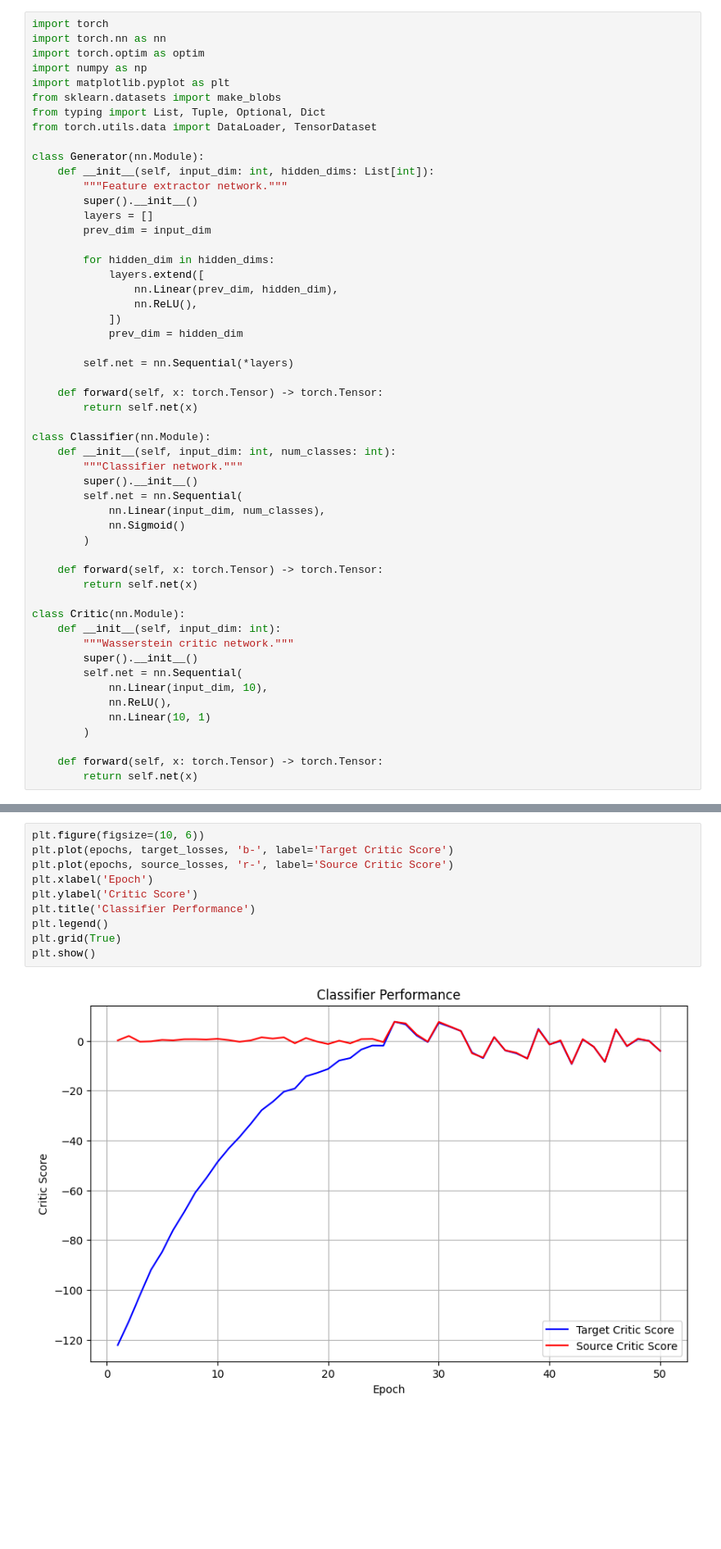
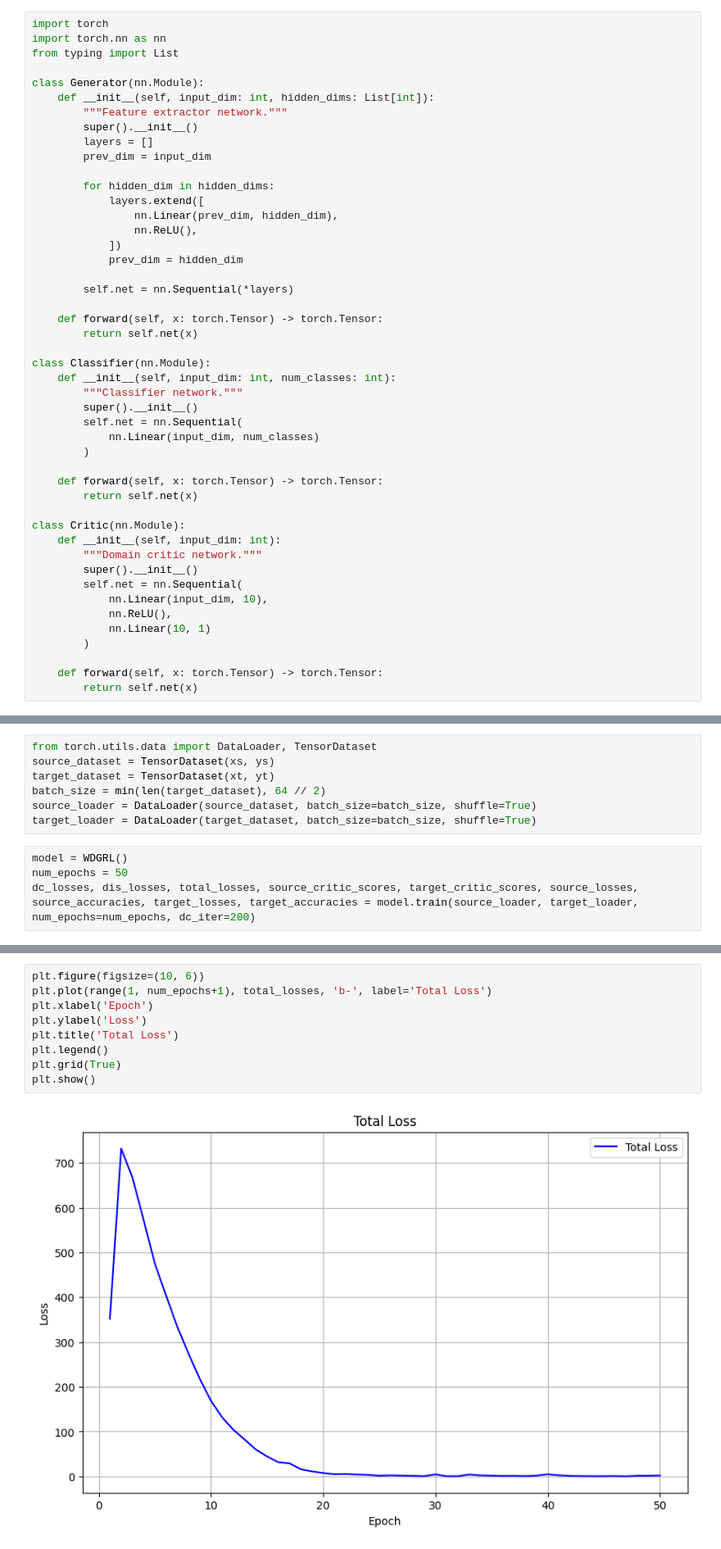
Before and after one commit to NT-Loi/SI_WDGRL, a Jupyter notebook: wdgrl.ipynb, the cells around one changed output, grey strips where cells are left out. Shown at 82% size. Drawn from its saved outputs; the diff is of its cells as text; blank space fills up the shorter version.

```diff
--- a/wdgrl.ipynb
+++ b/wdgrl.ipynb
@@ -1,12 +1,7 @@
 # %%
 import torch
 import torch.nn as nn
-import torch.optim as optim
-import numpy as np
-import matplotlib.pyplot as plt
-from sklearn.datasets import make_blobs
-from typing import List, Tuple, Optional, Dict
-from torch.utils.data import DataLoader, TensorDataset
+from typing import List
 
 class Generator(nn.Module):
     def __init__(self, input_dim: int, hidden_dims: List[int]):
@@ -32,8 +27,7 @@ class Classifier(nn.Module):
         """Classifier network."""
         super().__init__()
         self.net = nn.Sequential(
-            nn.Linear(input_dim, num_classes),
-            nn.Sigmoid()
+            nn.Linear(input_dim, num_classes)
         )
 
     def forward(self, x: torch.Tensor) -> torch.Tensor:
@@ -41,7 +35,7 @@ class Classifier(nn.Module):
 
 class Critic(nn.Module):
     def __init__(self, input_dim: int):
-        """Wasserstein critic network."""
+        """Domain critic network."""
         super().__init__()
         self.net = nn.Sequential(
             nn.Linear(input_dim, 10),
@@ -351,0 +251,11 @@ ZeroDivisionError: float division by zero
+# %%
+from torch.utils.data import DataLoader, TensorDataset
+source_dataset = TensorDataset(xs, ys)
+target_dataset = TensorDataset(xt, yt)
+batch_size = min(len(target_dataset), 64 // 2)
+source_loader = DataLoader(source_dataset, batch_size=batch_size, shuffle=True)
+target_loader = DataLoader(target_dataset, batch_size=batch_size, shuffle=True)
+# %%
+model = WDGRL()
+num_epochs = 50
+dc_losses, dis_losses, total_losses, source_critic_scores, target_critic_scores, source_losses, source_accuracies, target_losses, target_accuracies = model.train(source_loader, target_loader, num_epochs=num_epochs, dc_iter=200)
@@ -622,12 +320,11 @@ KeyboardInterrupt:
 # %%
 plt.figure(figsize=(10, 6))
-plt.plot(epochs, target_losses, 'b-', label='Target Critic Score')
-plt.plot(epochs, source_losses, 'r-', label='Source Critic Score')
+plt.plot(range(1, num_epochs+1), total_losses, 'b-', label='Total Loss')
 plt.xlabel('Epoch')
-plt.ylabel('Critic Score')
-plt.title('Classifier Performance')
+plt.ylabel('Loss')
+plt.title('Total Loss')
 plt.legend()
 plt.grid(True)
 plt.show()
 # %% [output]
-[figure, old version]
+[figure, new version]
```
Also changed, not shown: parts of 14 cells of this notebook, 2 other files.
